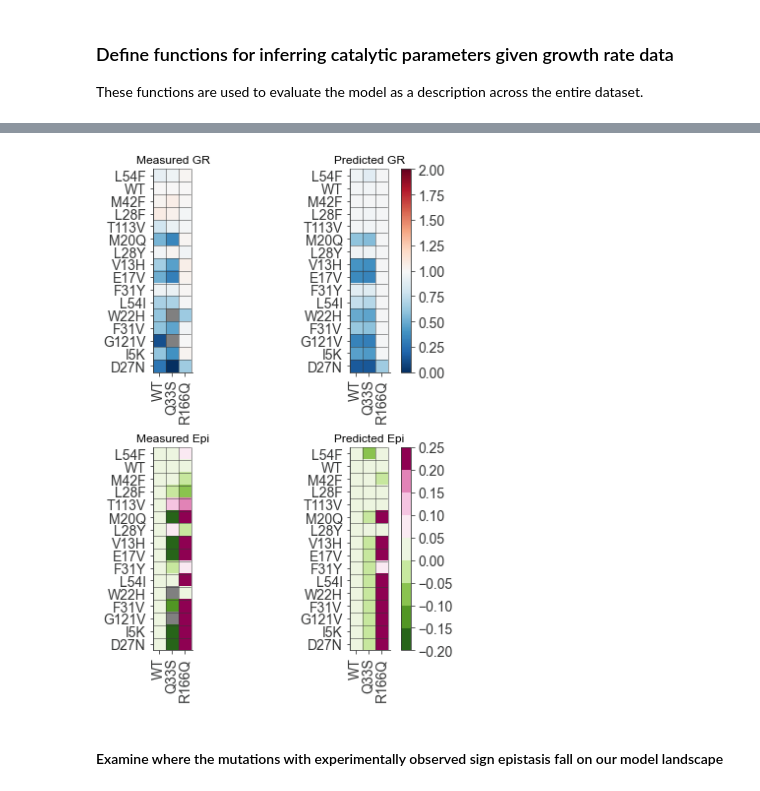
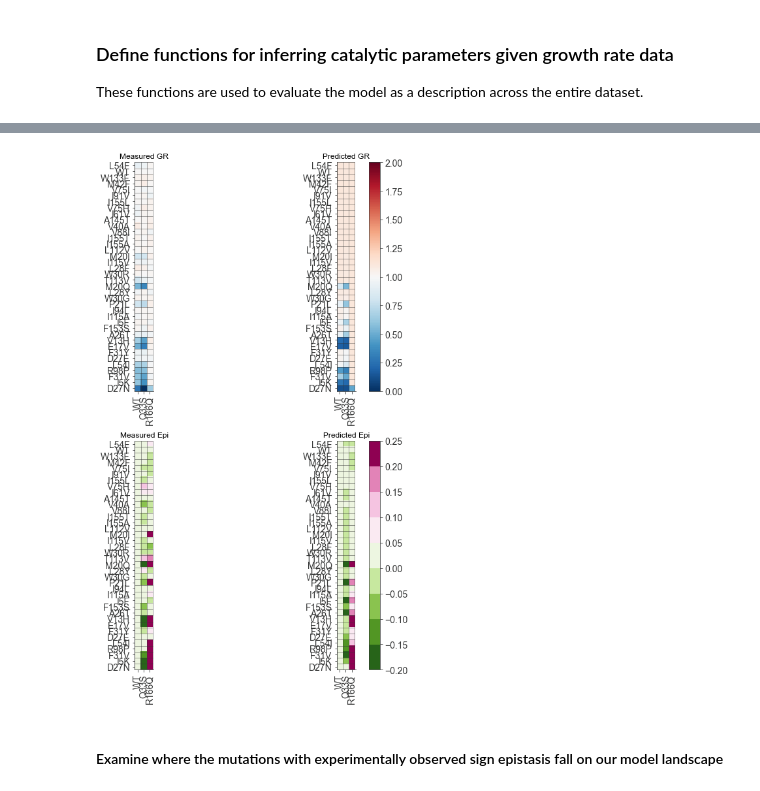
Before and after one commit to reynoldsk/dhfr-tyms-epistasis, a Jupyter notebook: 4_ModelAndDMSData.ipynb, the cells around one changed output, grey strips where cells are left out. Cells and saved outputs as stored; diff of their text form; code cells hidden in the pictures.

```diff
--- a/4_ModelAndDMSData.ipynb
+++ b/4_ModelAndDMSData.ipynb
@@ -80,8 +89,6 @@ wt_aa_seqfull = wt_aa_sequence['sl1']+wt_aa_sequence['sl2']+wt_aa_sequence['sl3'
 #### DHFR and TYMS kinetics data
 # %%
 #the mutant lists are sorted by catalytic power (kcat/Km)
-DHFR_mut = ['L54F','WT','M42F','L28F','T113V','M20Q','L28Y','V13H','E17V','F31Y','L54I','W22H','F31V','G121V',\
-            'I5K','D27N']
 TYMS_mut = ['WT','Q33S','R166Q']
 
 #catalytic activities for DHFR are taken from Reynolds et al 2011 + Thompson et al 2020
@@ -93,9 +100,19 @@ for line in flines:
     sp = line.split()
     DHFR_kcat[sp[0]] = float(sp[1])
     DHFR_Km[sp[0]] = float(sp[2])
-    DHFR_kcat_std[sp[0]] = float(sp[3])
-    DHFR_Km_std[sp[0]] = float(sp[4])
+    if len(sp) < 4:
+        DHFR_kcat_std[sp[0]] = np.nan
+        DHFR_Km_std[sp[0]] = np.nan
+    else:
+        DHFR_kcat_std[sp[0]] = float(sp[3])
+        DHFR_Km_std[sp[0]] = float(sp[4])
 
+DHFR_mut = [i for i in list(DHFR_kcat.keys()) if '.' not in i]
+#DHFR_mut = ['M42F','WT','F31Y','G121V','D27N']
+#DHFR_mut = ['L54F','WT','M42F','L28F','T113V','M20Q','L28Y','V13H','E17V','F31Y','L54I','W22H','F31V','G121V',\
+#            'I5K','D27N']
+negkcat_Km = [-DHFR_kcat[m]/DHFR_Km[m] for m in DHFR_mut]
+DHFR_mut = [DHFR_mut[i] for i in np.argsort(negkcat_Km)]
 dhkcat_sel,dhkm_sel = np.zeros(len(DHFR_mut)),np.zeros(len(DHFR_mut))
 dhkcat_std_sel,dhkm_std_sel = np.zeros_like(dhkcat_sel),np.zeros_like(dhkm_sel)
 for i,dh in enumerate(DHFR_mut):
@@ -126,8 +143,7 @@ for i,ts in enumerate(TYMS_mut):
 
 (this should be a reasonable starting point for fitting the sequencing dataset)
 # %%
-fin = open('Output/model_fitplatedata.pkl','rb')
-
+fin = open('Output/2023-04-17_model_fitplatedata.pkl','rb')
 KGfit_plate = pickle.load(fin)
 KGfit_plate
 # %% [output]
@@ -543,6 +690,4 @@ plt.savefig('Figs/BestFit_ModelSeqData.pdf')
 # %%
-epi_pred = np.zeros_like(grates_sel)
-
 #create heatmap for growth rates
 vmn = 0;vmx = 2
 norm_gr = colors.TwoSlopeNorm(vmin=vmn, vcenter=1, vmax=vmx)
@@ -557,65 +702,88 @@ newmap = colors.ListedColormap(cmap_discrete)
 newmap.set_bad(color='grey')
 norm_epi = colors.BoundaryNorm(bounds,newmap.N)
 
+#create a new matrix of growth rate data, focusing on mutants with a growth rate defect
+#in the WT TYMS background
+#dhmut_focus = [mut for i,mut in enumerate(DHFR_mut) if grates_sel[i,0] < 0.9]
+dhmut_focus = DHFR_mut
+grates_focus = np.zeros((len(dhmut_focus),len(TYMS_mut)))
+epi_focus = np.zeros_like(grates_focus)
+for i,dmut in enumerate(dhmut_focus):
+    for j,tmut in enumerate(TYMS_mut):
+        if dmut == 'WT':
+            grates_focus[i,j] = 1
+            epi_focus[i,j] = 0
+        else:
+            p = int(dmut[1:-1])-2
+            a = AA.index(dmut[-1])
+            grates_focus[i,j] = gr_mean[tmut][p,a]
+            if tmut == 'WT':
+                epi_focus[i,j] = 0
+            else:
+                epi_focus[i,j] = epi[tmut][p,a]
+
 #re-calculate the growth rates using the median values of the fit parameters
 #(as calculated above) and calculate epistasis
-for i,dh in enumerate(DHFR_mut):
+gr_pred_focus = np.zeros_like(grates_focus)
+epi_pred_focus = np.zeros_like(grates_focus)
+for i,dh in enumerate(dhmut_focus):
     for j,ts in enumerate(TYMS_mut):
-        gr_pred[i,j] = calcGR(Ftot,c_ts[0],c_ts[j],c_dh,\
+        gr_pred_focus[i,j] = calcGR(Ftot,c_ts[0],c_ts[j],c_dh,\
                                      TYMS_kcat[ts],DHFR_kcat[dh],TYMS_Km[ts],DHFR_Km[dh],\
                                      g_params)
 
 
-for i,dh in enumerate(DHFR_mut):
+for i,dh in enumerate(dhmut_focus):
     for j,ts in enumerate(TYMS_mut):
-        epi_pred[i,j] = gr_pred[i,j] + (gr_pred[1,0] - gr_pred[i,0] - gr_pred[1,j])
+        epi_pred_focus[i,j] = gr_pred_focus[i,j] + (gr_pred_focus[dhwt_ix,0] - gr_pred_focus[i,0] \
+                                                    - gr_pred_focus[dhwt_ix,j])
         #epi_pred[i,j] = gr_pred[i,j] - gr_pred[i,0]
 
-plt.figure(num='grates',figsize = (6,8))
+plt.figure(num='grates',figsize = (9,12))
 plt.subplot(2,2,1)
-plt.imshow(grates_sel,cmap=cmap_gr,norm=norm_gr)
-plot_style.grid_maker(grates_sel,'grates')
+plt.imshow(grates_focus,cmap=cmap_gr,norm=norm_gr)
+plot_style.grid_maker(grates_focus,'grates')
 
 plt.title('Measured GR')
-plt.yticks(np.arange(0,len(DHFR_mut)),\
-                             labels=DHFR_mut)
+plt.yticks(np.arange(0,len(dhmut_focus)),\
+                             labels=dhmut_focus)
 plt.xticks(np.arange(0,len(TYMS_mut)),\
                              labels=TYMS_mut,\
                              rotation='vertical')
 
 plt.subplot(2,2,2)
-plt.imshow(gr_pred,cmap=cmap_gr,norm=norm_gr)
-plot_style.grid_maker(gr_pred,'grates')
+plt.imshow(gr_pred_focus,cmap=cmap_gr,norm=norm_gr)
+plot_style.grid_maker(gr_pred_focus,'grates')
 plt.title('Predicted GR'); plt.colorbar()
-plt.yticks(np.arange(0,len(DHFR_mut)),\
-                             labels=DHFR_mut)
+plt.yticks(np.arange(0,len(dhmut_focus)),\
+                             labels=dhmut_focus)
 plt.xticks(np.arange(0,len(TYMS_mut)),\
                              labels=TYMS_mut,\
                              rotation='vertical')
 
 plt.subplot(2,2,3)
-plt.imshow(epi_sel,cmap=newmap,norm=norm_epi)
-plot_style.grid_maker(epi_sel,'grates')
+plt.imshow(epi_focus,cmap=newmap,norm=norm_epi)
+plot_style.grid_maker(epi_focus,'grates')
 plt.title('Measured Epi')
-plt.yticks(np.arange(0,len(DHFR_mut)),\
-                             labels=DHFR_mut)
+plt.yticks(np.arange(0,len(dhmut_focus)),\
+                             labels=dhmut_focus)
 plt.xticks(np.arange(0,len(TYMS_mut)),\
                              labels=TYMS_mut,\
                              rotation='vertical')
 plt.subplot(2,2,4)
-plt.imshow(epi_pred,cmap=newmap,norm=norm_epi)
-plot_style.grid_maker(epi_pred,'grates')
+plt.imshow(epi_pred_focus,cmap=newmap,norm=norm_epi)
+plot_style.grid_maker(epi_pred_focus,'grates')
 plt.title('Predicted Epi'); plt.colorbar()
-plt.yticks(np.arange(0,len(DHFR_mut)),\
-                             labels=DHFR_mut)
+plt.yticks(np.arange(0,len(dhmut_focus)),\
+                             labels=dhmut_focus)
 plt.xticks(np.arange(0,len(TYMS_mut)),\
                              labels=TYMS_mut,\
                              rotation='vertical')
 
 plt.tight_layout()
 plt.savefig('Figs/PredictedHeatMaps.pdf')
 # %% [output]
-[figure, old version]
+[figure, new version]
 # %% [markdown]
 #### Examine where the mutations with experimentally observed sign epistasis fall on our model landscape
 # %%
```
Also changed, not shown: parts of 41 cells of this notebook, 13 other files.
